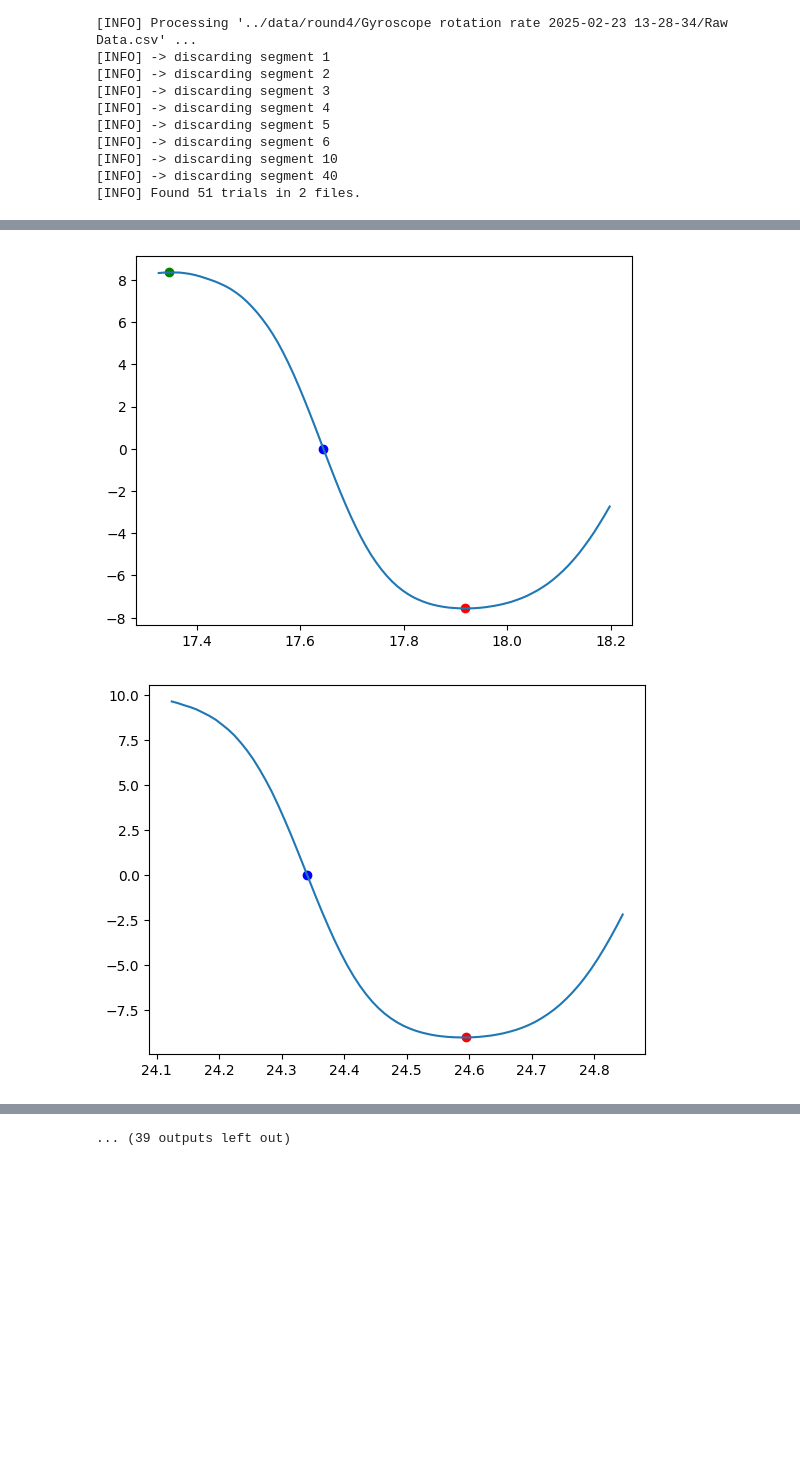
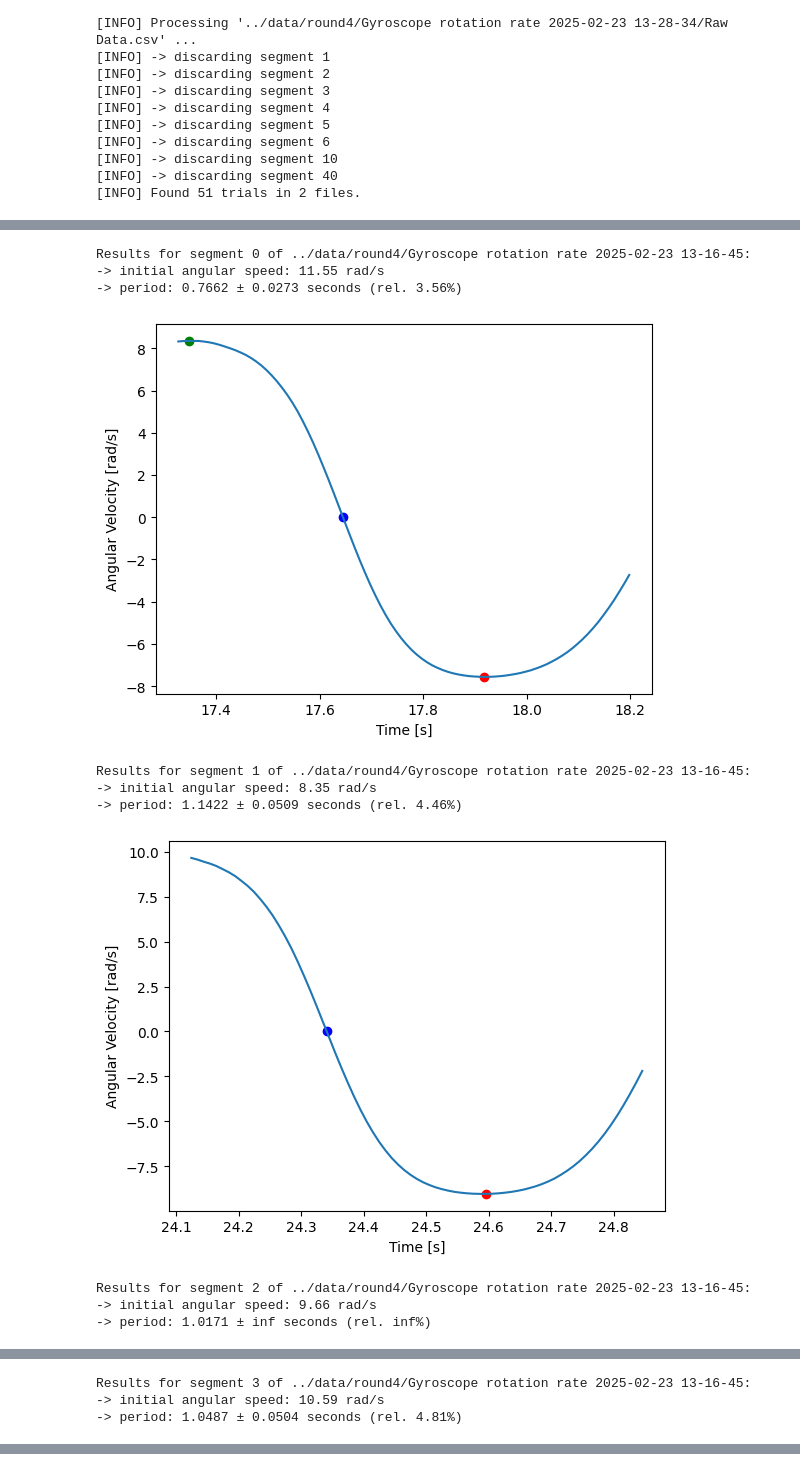
Before and after one commit to fbubbar/sci1-t2, a Jupyter notebook: analyse/round4.ipynb, the cells around one changed output, grey strips where cells are left out. Drawn from its saved outputs; the diff is of its cells as text; code cells hidden in the pictures; blank space fills up the shorter version.

Commit message:
update omega0-period notebooks

```diff
--- a/analyse/round4.ipynb
+++ b/analyse/round4.ipynb
@@ -39,5 +39,5 @@ for trial in trials:
 # second half
 # plot_trials_L(trials[mi:], meta[mi:])
 # %%
-omega0s, T, dT = point_trial_periods(trials, plot_points=True)
+period_data = point_trial_periods(trials, meta, plot_points=True)
 # %% [output]
@@ -45,2 +45,11 @@ omega0s, T, dT = point_trial_periods(trials, plot_points=True)
+Results for segment 0 of ../data/round4/Gyroscope rotation rate 2025-02-23 13-16-45:
+-> initial angular speed: 11.55 rad/s
+-> period: 0.7662 ± 0.0273 seconds (rel. 3.56%)
-[figure, old version]
+[figure, new version]
+Results for segment 1 of ../data/round4/Gyroscope rotation rate 2025-02-23 13-16-45:
+-> initial angular speed: 8.35 rad/s
+-> period: 1.1422 ± 0.0509 seconds (rel. 4.46%)
-[figure, old version]
+[figure, new version]
+Results for segment 2 of ../data/round4/Gyroscope rotation rate 2025-02-23 13-16-45:
+-> initial angular speed: 9.66 rad/s
+-> period: 1.0171 ± inf seconds (rel. inf%)
@@ -47,0 +57,3 @@ omega0s, T, dT = point_trial_periods(trials, plot_points=True)
+Results for segment 3 of ../data/round4/Gyroscope rotation rate 2025-02-23 13-16-45:
+-> initial angular speed: 10.59 rad/s
+-> period: 1.0487 ± 0.0504 seconds (rel. 4.81%)
@@ -56 +64,0 @@ omega0s, T, dT = point_trial_periods(trials, plot_points=True)
-... (39 outputs left out)
```
Also changed, not shown: parts of 3 cells of this notebook, 2 other files.
